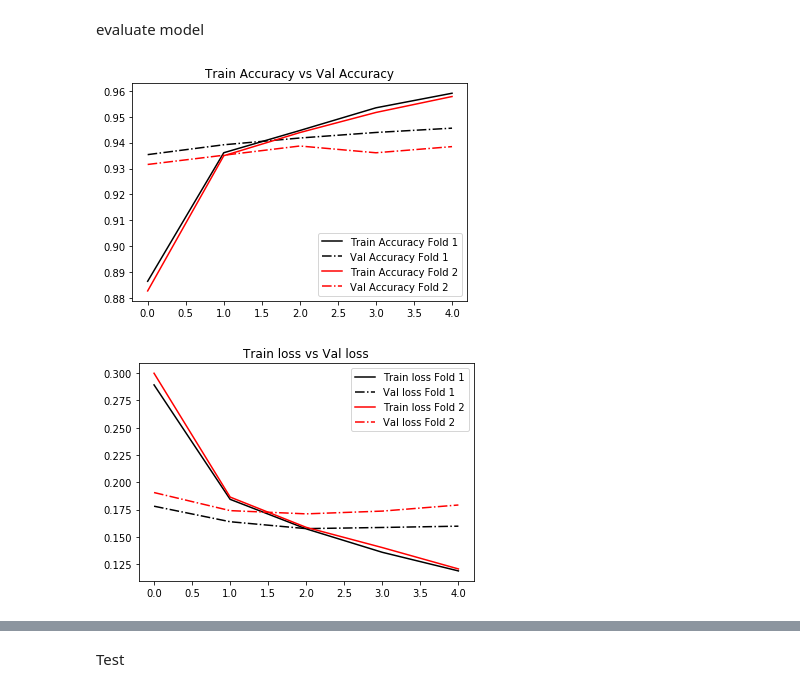
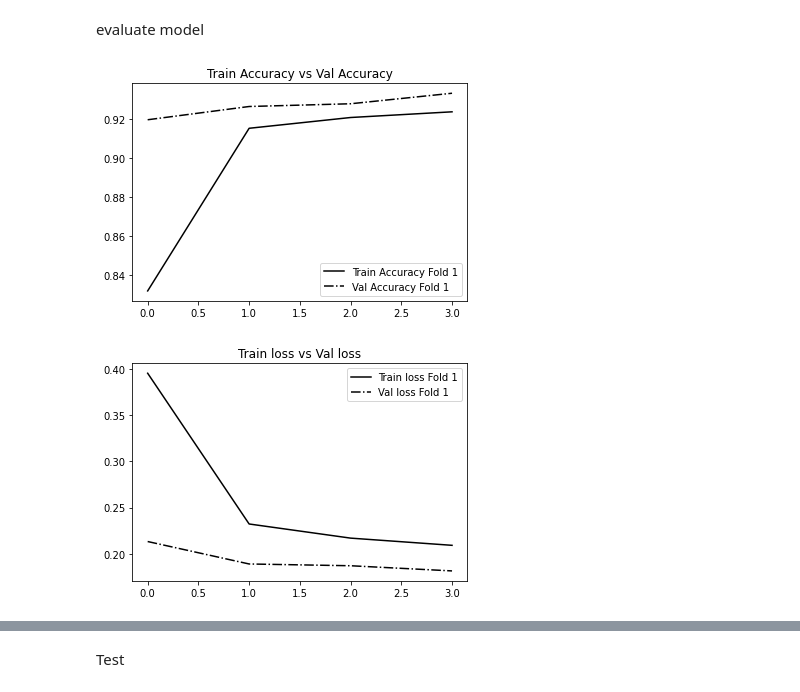
Before and after one commit to Sandhya-G/Agression-Detection, a Jupyter notebook: notebook/cnn.ipynb, the cells around one changed output, grey strips where cells are left out. Drawn from its saved outputs; the diff is of its cells as text; code cells hidden in the pictures.

```diff
--- a/notebook/cnn.ipynb
+++ b/notebook/cnn.ipynb
@@ -8,9 +12,10 @@ import numpy as np
 CONST = CONST()
 # %%
-train = pd.read_csv(CONST.CLEANED_TRAIN)
-test = pd.read_csv(CONST.CLEANED_TEST)
+train = pd.read_csv("https://raw.githubusercontent.com/Sandhya-G/Aggression-Detection/master/dataset/GLOVE_TRAIN%23")
+test = pd.read_csv("https://raw.githubusercontent.com/Sandhya-G/Aggression-Detection/master/dataset/GLOVE_TEST%23")
+
 train.head()
 train_x = train['tweet']
 train_y = train['class']
-test_x = test['tweet']
-test_y = test['class']
+test_x = test['tweet'].values
+test_y = test['class'].values
@@ -129,14 +135,14 @@ class textCNN:
 
     def cnn_model(self):
         inp = Input(shape = (self.sequence_len,) , name = 'inp')
-        embed = Embedding(self.max_words, self.embed_dim, weights = [embedding_matrix], input_length = self.sequence_len ,trainable = True  )(inp)
+        embed = Embedding(self.max_words, self.embed_dim, weights = [embedding_matrix], input_length = self.sequence_len ,trainable = False  )(inp)
 
         #keep low drop out rate for input
         embed = Dropout(0.2)(embed)
 
         x = self.conv_layer(embed)
         x = Activation('relu')(x)
-        output = Dense(self.no_classes, activation='softmax')(x)
+        output = Dense(1, activation='sigmoid')(x)
         return Model(inputs = inp, outputs = output)
 
 
@@ -167,14 +480,14 @@ Model training with 2 fold cross validation
 #deep learning parameters
 filter_sizes = [3,4,5]
 num_filters = 10
-dropout_rate = 0.5
+dropout_rate = 0.7
 hidden_dense_units = 20
 
 
 #training parameters
-no_folds = 2
+no_folds = 1
 batch_size = 100
-epochs = 5
+epochs = 4
 #lr = 0.001
 
 
@@ -186,7 +499,7 @@ model_history = []
 
 
 #model_checkpoint = ModelCheckpoint('cnn_text.h5',monitor='val_loss', verbose=1, save_best_only=True)
-def fit_eval(tr_x, val_x, tr_y, val_y):
+def fit_eval(tr_x=None, val_x=None, tr_y=None, val_y=None,isFit=False):
     model= None
     model = textCNN(
     sequence_len = MAX_SEQ_LEN,
@@ -199,17 +512,20 @@ def fit_eval(tr_x, val_x, tr_y, val_y):
     drop_rate = dropout_rate
     ).cnn_model()
 
-    model.summary()
-    model.compile(loss = 'categorical_crossentropy', optimizer = 'Adam', metrics = ['accuracy'])
-    result = model.fit(tr_x, tr_y, epochs = epochs, batch_size = batch_size, callbacks = [EarlyStopping(monitor='loss', patience = 3, verbose = 1) , ModelCheckpoint('cnn_text.h5',monitor='loss', verbose=1, save_best_only=True)],
+    #model.summary()
+    model.compile(loss = 'binary_crossentropy', optimizer = 'Adam', metrics = ['accuracy'])
+    if isFit:
+        result = model.fit(tr_x, tr_y, epochs = epochs, batch_size = batch_size, callbacks = [EarlyStopping(monitor='loss', patience = 3, verbose = 1) , ModelCheckpoint('cnn_text.h5',monitor='loss', verbose=1, save_best_only=True)],
               verbose=1 , validation_data=(val_x, val_y))
-    print("Val Score: ", model.evaluate(val_x, val_y))
-    return result
+        print("Val Score: ", model.evaluate(val_x, val_y))
+        return result
+    else :
+        return model
 
 
 for i in range(no_folds):
     print("Training on fold ",i+1)
     tr_x, val_x, tr_y, val_y = train_test_split(train_X, tf.keras.utils.to_categorical(train_y), test_size = 0.1, random_state = np.random.randint(1,1000))
-    model_history.append(fit_eval(tr_x, val_x, tr_y, val_y))
+    model_history.append(fit_eval(tr_x, val_x, tr_y, val_y,True))
 # %% [output]
 Training on fold  1
@@ -256,21 +571,17 @@ model_history[0].history
 evaluate model
 # %%
 plt.title('Train Accuracy vs Val Accuracy')
-plt.plot(model_history[0].history['acc'], label='Train Accuracy Fold 1', color='black')
-plt.plot(model_history[0].history['val_acc'], label='Val Accuracy Fold 1', color='black', linestyle = "dashdot")
-plt.plot(model_history[1].history['acc'], label='Train Accuracy Fold 2', color='red', )
-plt.plot(model_history[1].history['val_acc'], label='Val Accuracy Fold 2', color='red', linestyle = "dashdot")
+plt.plot(model_history[0].history['accuracy'], label='Train Accuracy Fold 1', color='black')
+plt.plot(model_history[0].history['val_accuracy'], label='Val Accuracy Fold 1', color='black', linestyle = "dashdot")
 plt.legend()
 plt.show()
 # %% [output]
-[figure, old version]
+[figure, new version]
 # %%
 plt.title('Train loss vs Val loss')
 plt.plot(model_history[0].history['loss'], label='Train loss Fold 1', color='black')
 plt.plot(model_history[0].history['val_loss'], label='Val loss Fold 1', color='black', linestyle = "dashdot")
-plt.plot(model_history[1].history['loss'], label='Train loss Fold 2', color='red', )
-plt.plot(model_history[1].history['val_loss'], label='Val loss Fold 2', color='red', linestyle = "dashdot")
 plt.legend()
 plt.show()
 # %% [output]
-[figure, old version]
+[figure, new version]
```
Also changed, not shown: parts of 28 cells of this notebook, 9 other files.
